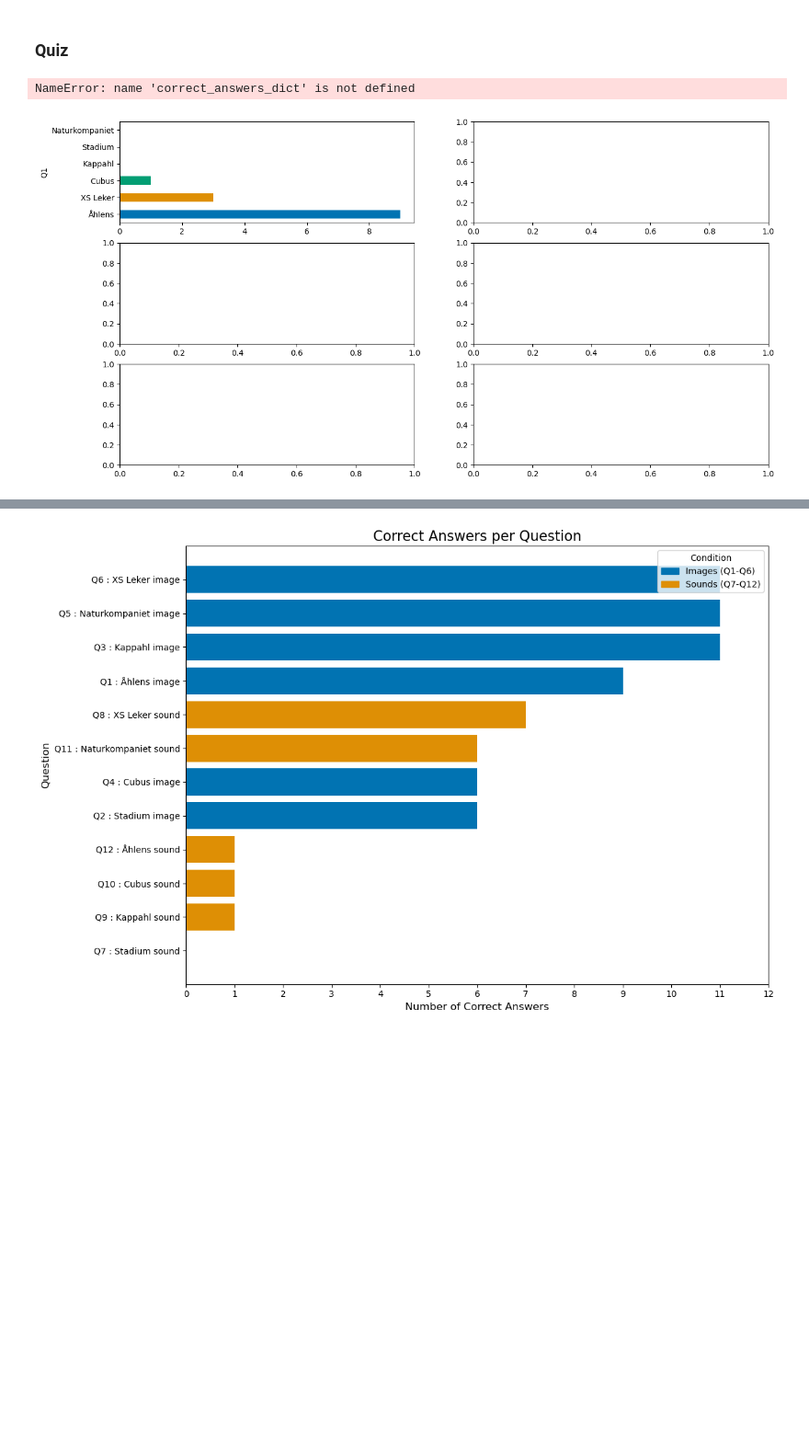
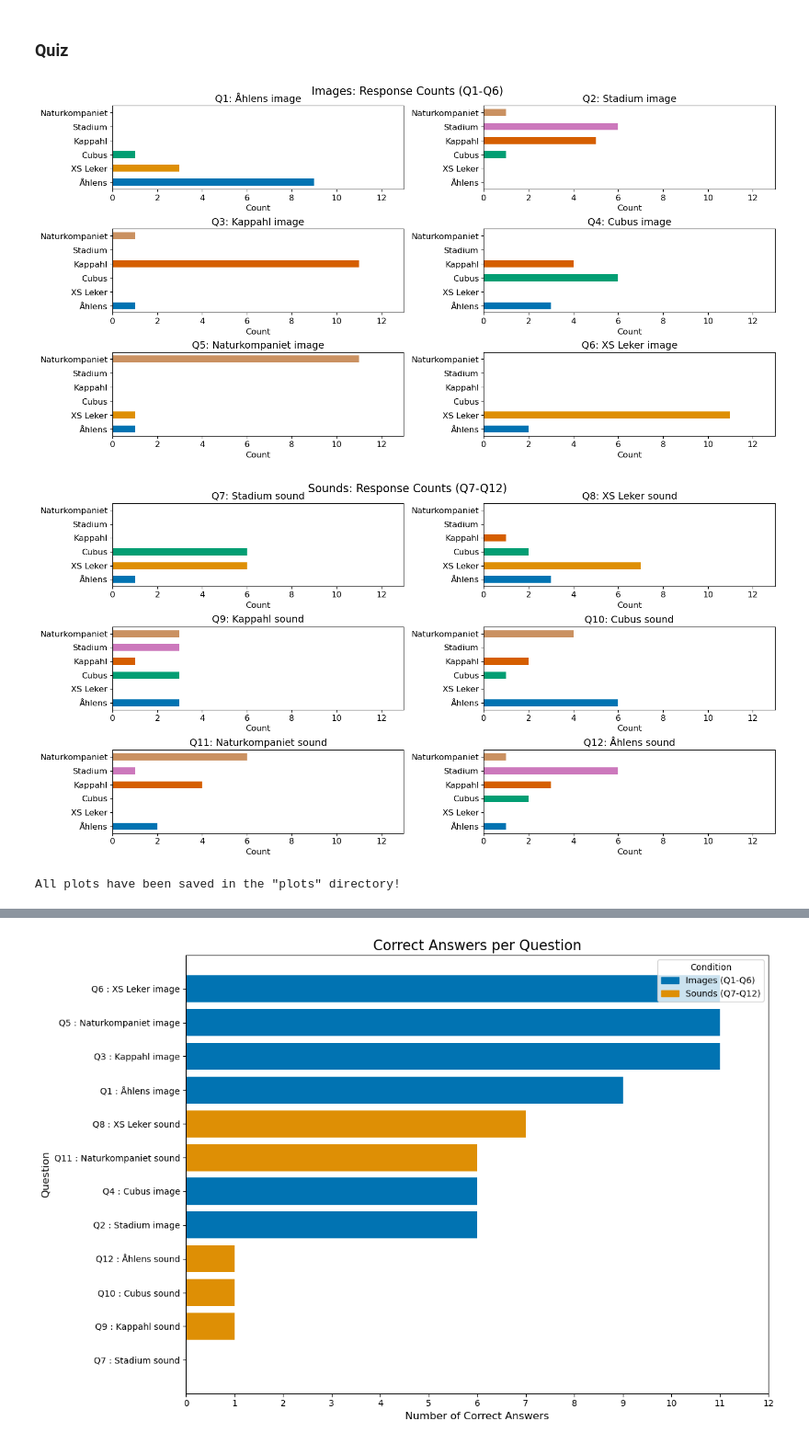
Before and after one commit to emmenru/Music-AI-workshop, a Jupyter notebook: AI-music-workshop.ipynb, the cells around one changed output, grey strips where cells are left out. Shown at 92% size. Drawn from its saved outputs; the diff is of its cells as text; code cells hidden in the pictures; blank space fills up the shorter version.

```diff
--- a/AI-music-workshop.ipynb
+++ b/AI-music-workshop.ipynb
@@ -683,18 +683,19 @@ hf.plot_survey(df_survey, columns_to_plot=df_survey.columns[4:9], color=colorbli
 # %%
 # Create a mapping of each store category to a color
 unique_categories = df_quiz[df_quiz.columns[3:]].melt()['value'].dropna().unique()
 color_map = {category: colorblind_palette[i] for i, category in enumerate(unique_categories)}
 
 # Plot for images
 df_images = df_quiz[IMAGE_LIST]
 hf.plot_and_save_questions(df_images, 'Images: Response Counts (Q1-Q6)', color_map, unique_categories, correct_answers_dict)
 
 # Plot for sounds
 df_sounds = df_quiz[SOUND_LIST]
-hf.plot_and_save_questions(df_sounds, 'Sounds: Response Counts (Q7-Q12)', color_map, unique_categories, correct_answers_dict)
+hf.plot_and_save_questions(df_sounds, 'Sounds: Response Counts (Q7-Q12)', color_map, unique_categories)
 
 print('All plots have been saved in the "plots" directory!')
 # %% [output]
+[figure, new version]
+[figure, added]
-NameError: name 'correct_answers_dict' is not defined
+All plots have been saved in the "plots" directory!
-[figure, old version]
 # %%
```
Also changed, not shown: parts of 5 cells of this notebook, 3 other files.
